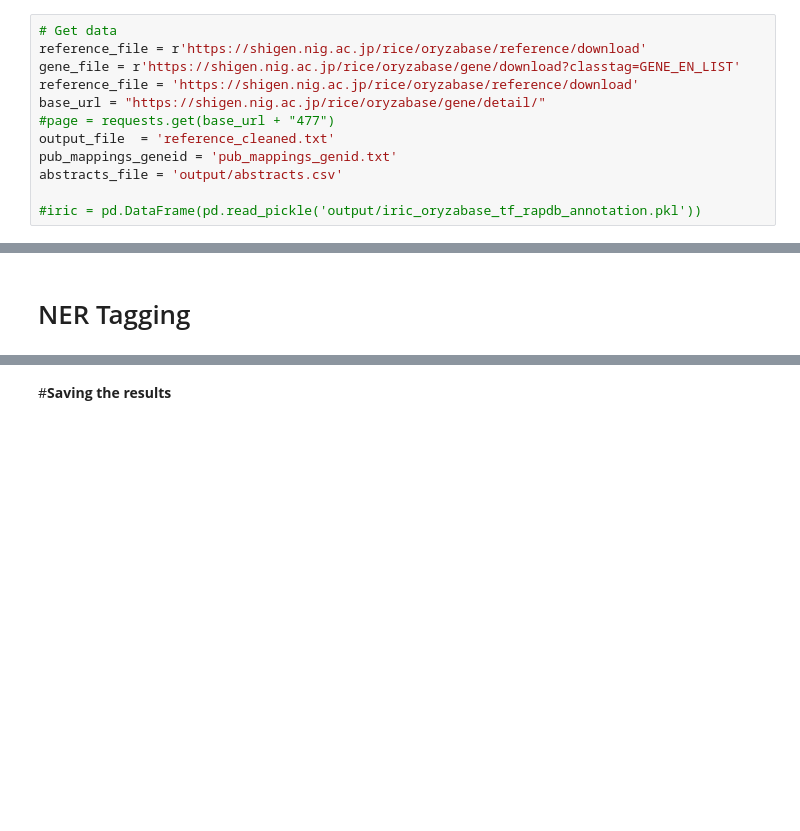
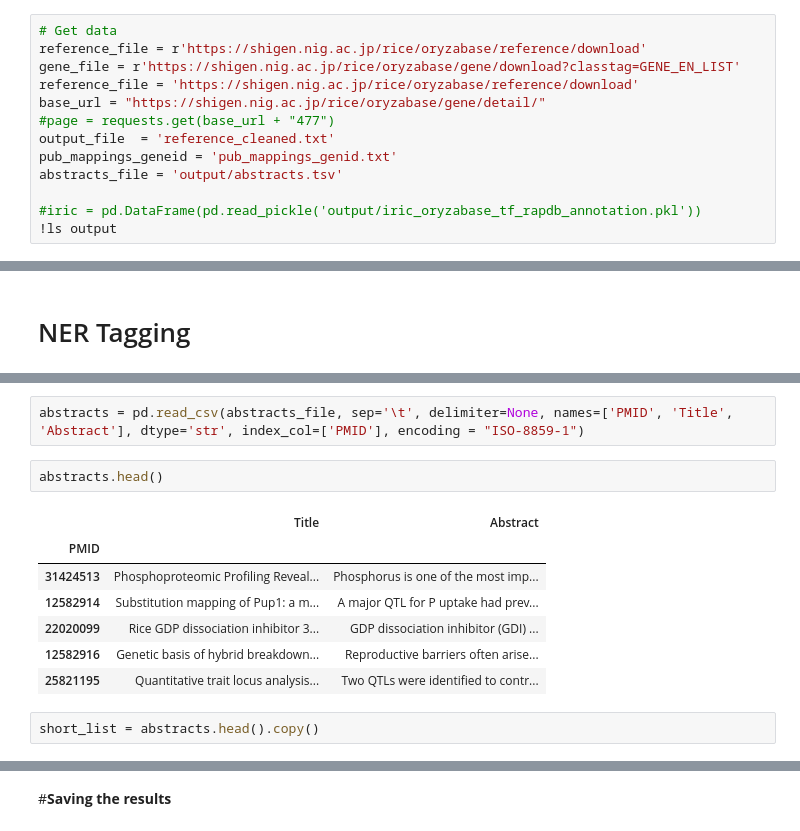
Before and after one commit to pierrelarmande/OryzaGP, a Jupyter notebook: src/OryzaGP.ipynb, the cells around one changed output, grey strips where cells are left out. Drawn from its saved outputs; the diff is of its cells as text; blank space fills up the shorter version.

```diff
--- a/src/OryzaGP.ipynb
+++ b/src/OryzaGP.ipynb
@@ -67,6 +97,7 @@ base_url = "https://shigen.nig.ac.jp/rice/oryzabase/gene/detail/"
 #page = requests.get(base_url + "477")
 output_file  = 'reference_cleaned.txt'
 pub_mappings_geneid = 'pub_mappings_genid.txt'
-abstracts_file = 'output/abstracts.csv'
+abstracts_file = 'output/abstracts.tsv'
 
 #iric = pd.DataFrame(pd.read_pickle('output/iric_oryzabase_tf_rapdb_annotation.pkl'))
+!ls output
@@ -283,0 +350,14 @@ output_writer.close
+# %%
+abstracts = pd.read_csv(abstracts_file, sep='\t', delimiter=None, names=['PMID', 'Title', 'Abstract'], dtype='str', index_col=['PMID'], encoding = "ISO-8859-1")
+# %%
+abstracts.head()
+# %% [output]
+|  | Title | Abstract |
+| PMID |  |  |
+| 31424513 | Phosphoproteomic Profiling Reveal... | Phosphorus is one of the most imp... |
+| 12582914 | Substitution mapping of Pup1: a m... | A major QTL for P uptake had prev... |
+| 22020099 | Rice GDP dissociation inhibitor 3... | GDP dissociation inhibitor (GDI) ... |
+| 12582916 | Genetic basis of hybrid breakdown... | Reproductive barriers often arise... |
+| 25821195 | Quantitative trait locus analysis... | Two QTLs were identified to contr... |
+# %%
+short_list = abstracts.head().copy()
```
Also changed, not shown: parts of 16 cells of this notebook.
